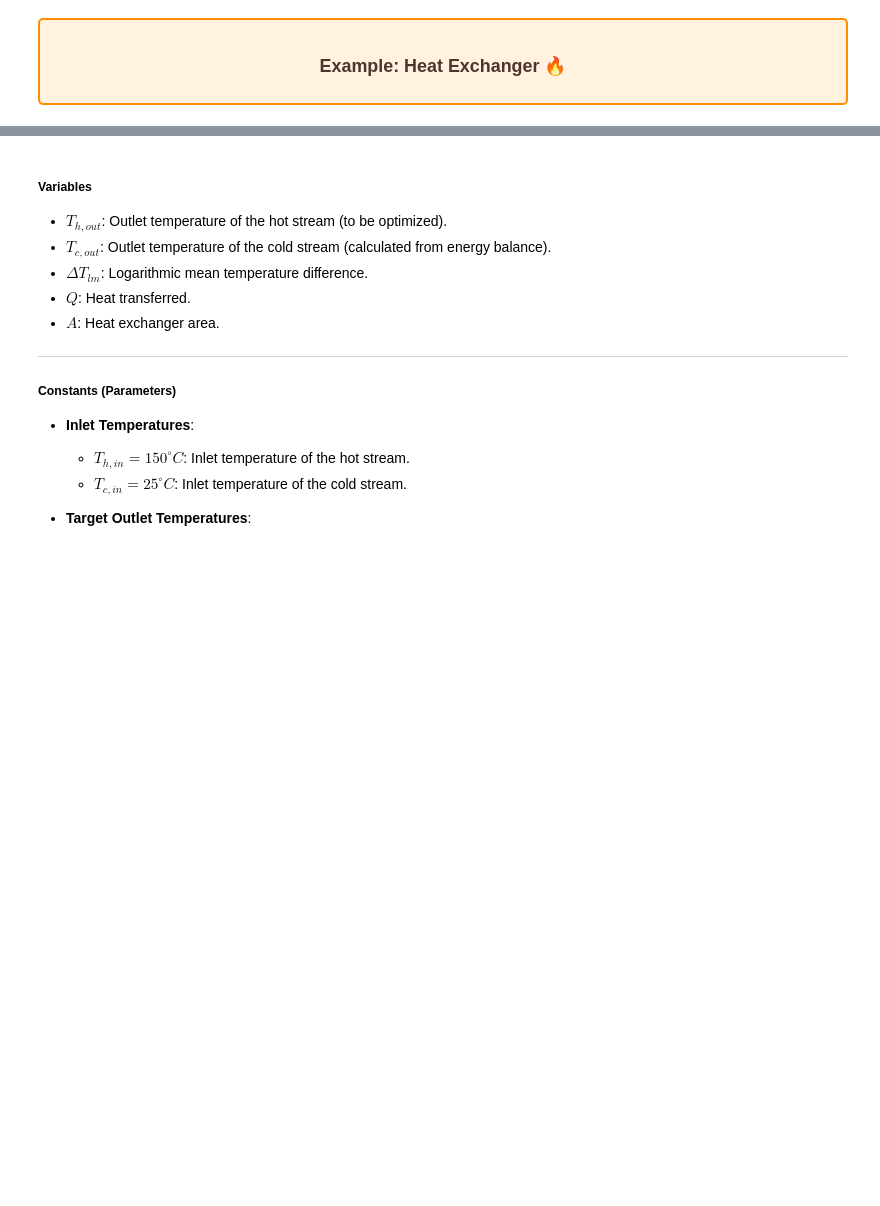
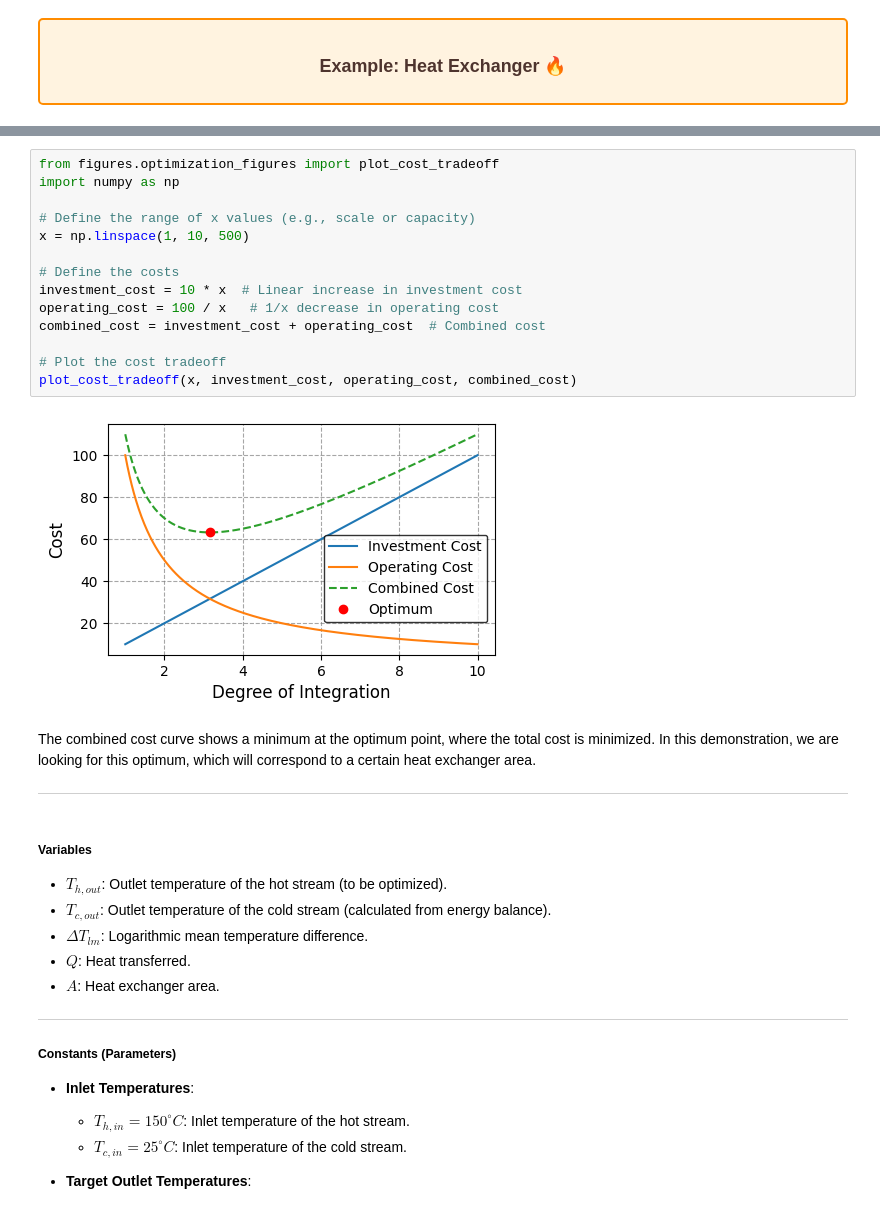
Before and after one commit to flechtenberg/pulpo_workshop, a Jupyter notebook: notebooks/X1_optimization.ipynb, the cells around one changed output, grey strips where cells are left out. Cells and saved outputs as stored; diff of their text form; blank space fills up the shorter version.

```diff
--- a/notebooks/X1_optimization.ipynb
+++ b/notebooks/X1_optimization.ipynb
@@ -78,3 +83,22 @@ ______________________
+# %%
+from figures.optimization_figures import plot_cost_tradeoff
+import numpy as np
+
+# Define the range of x values (e.g., scale or capacity)
+x = np.linspace(1, 10, 500)
+
+# Define the costs
+investment_cost = 10 * x  # Linear increase in investment cost
+operating_cost = 100 / x   # 1/x decrease in operating cost
+combined_cost = investment_cost + operating_cost  # Combined cost
+
+# Plot the cost tradeoff
+plot_cost_tradeoff(x, investment_cost, operating_cost, combined_cost)
+# %% [output]
+[figure, added]
+# %% [markdown]
+The combined cost curve shows a minimum at the optimum point, where the total cost is minimized. In this demonstration, we are looking for this optimum, which will correspond to a certain heat exchanger area.
+______________________
 # %% [markdown]
 ##### Variables
 
```
Also changed, not shown: parts of 8 cells of this notebook.
